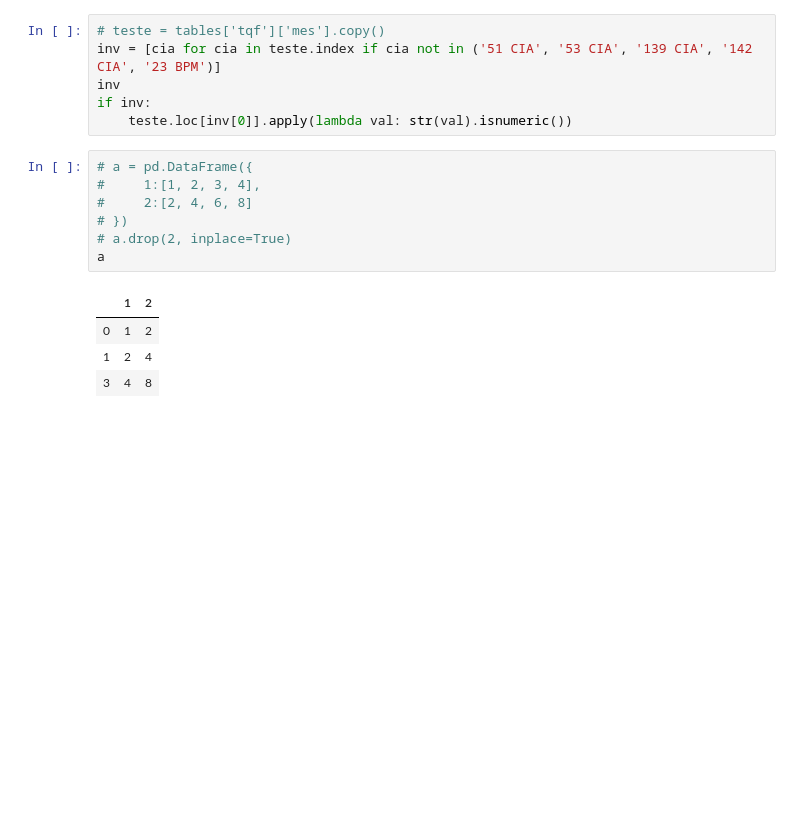
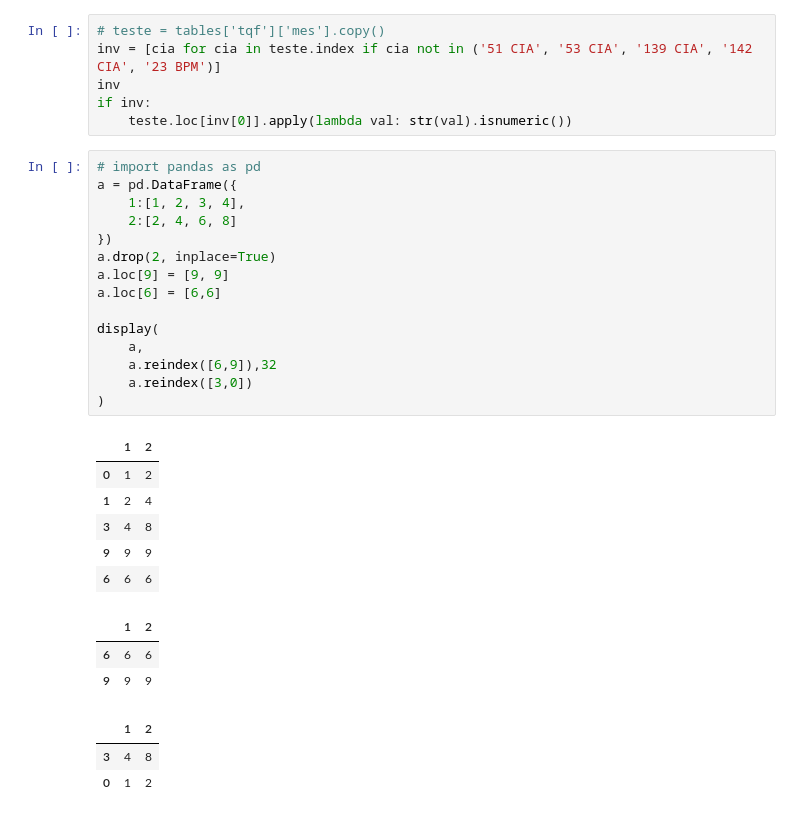
Before and after one commit to WENDEL4891/gdo-pandas, a Jupyter notebook: Dados do Armazém.ipynb, the cells around one changed output. Saved outputs shown, nothing was run; the diff lists cells and outputs as text; blank space fills up the shorter version.

```diff
--- a/Dados do Armazém.ipynb
+++ b/Dados do Armazém.ipynb
@@ -8,17 +35,33 @@ inv
 if inv:
     teste.loc[inv[0]].apply(lambda val: str(val).isnumeric())
 # %%
-# a = pd.DataFrame({
-#     1:[1, 2, 3, 4],
-#     2:[2, 4, 6, 8]
-# })
-# a.drop(2, inplace=True)
-a
+# import pandas as pd
+a = pd.DataFrame({
+    1:[1, 2, 3, 4],
+    2:[2, 4, 6, 8]
+})
+a.drop(2, inplace=True)
+a.loc[9] = [9, 9]
+a.loc[6] = [6,6]
+
+display(
+    a,
+    a.reindex([6,9]),32
+    a.reindex([3,0])
+)
 # %% [output]
 |  | 1 | 2 |
 | 0 | 1 | 2 |
 | 1 | 2 | 4 |
 | 3 | 4 | 8 |
+| 9 | 9 | 9 |
+| 6 | 6 | 6 |
+|  | 1 | 2 |
+| 6 | 6 | 6 |
+| 9 | 9 | 9 |
+|  | 1 | 2 |
+| 3 | 4 | 8 |
+| 0 | 1 | 2 |
 # %%
 %run -i funcs_armazem.py
 # %% [output]
```
Also changed, not shown: parts of 3 cells of this notebook, 2 other files.
